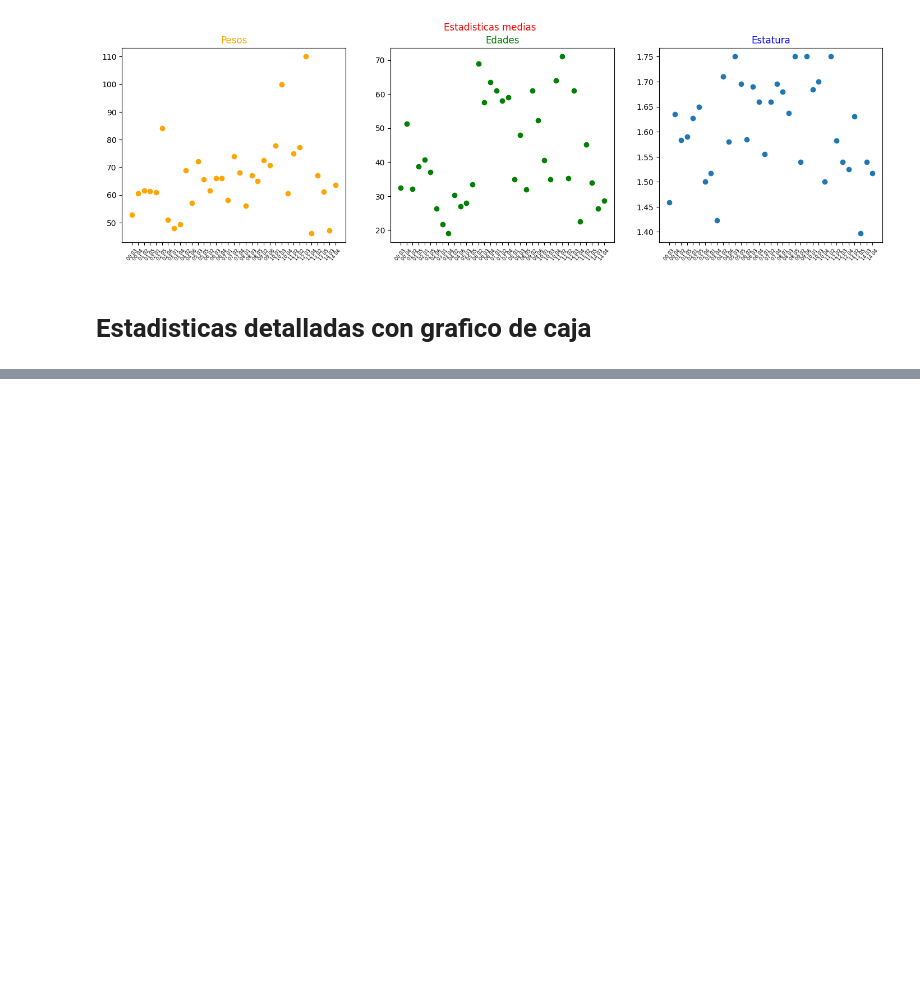
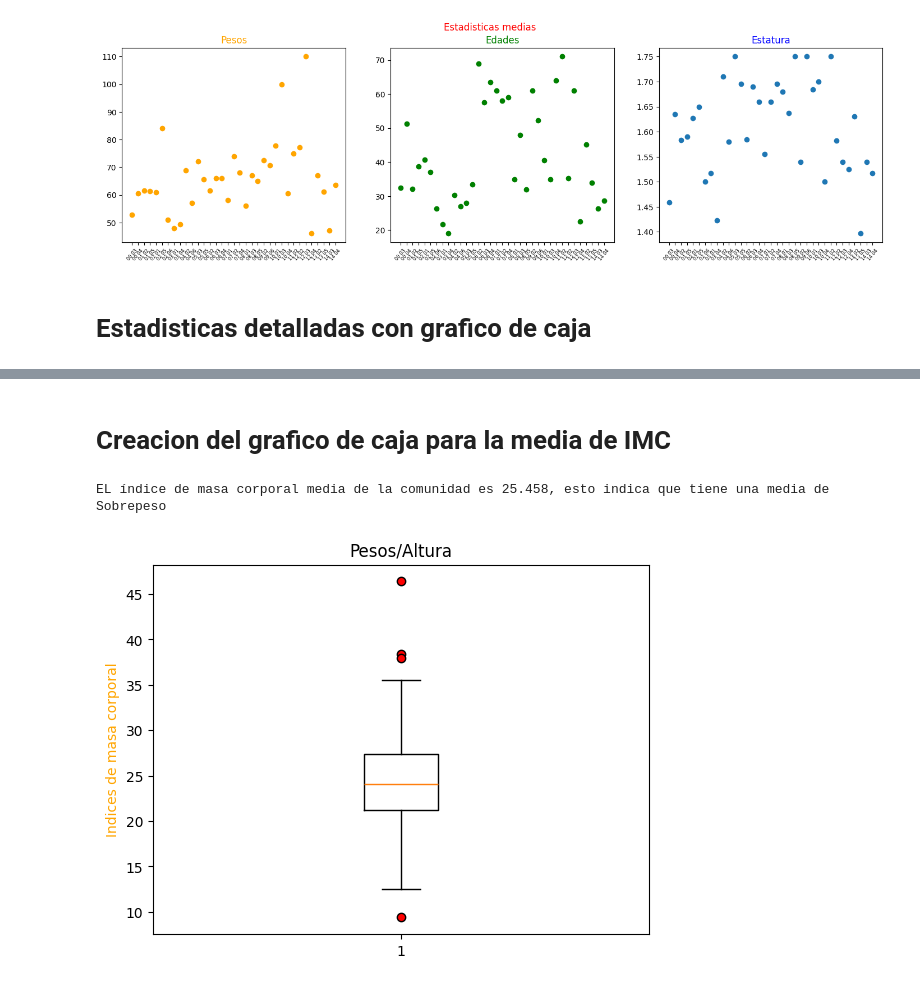
Before and after one commit to kelvinmp/Golden_Brain, a Jupyter notebook: Procesamiento_de_datos.ipynb, the cells around one changed output, grey strips where cells are left out. Saved outputs shown, nothing was run; the diff lists cells and outputs as text; code cells hidden in the pictures; blank space fills up the shorter version.

Commit message:
Calculadora de IMC y procesamiento de datos completado

```diff
--- a/Procesamiento_de_datos.ipynb
+++ b/Procesamiento_de_datos.ipynb
@@ -138,0 +145,22 @@ AttributeError: module 'matplotlib.pyplot' has no attribute 'supylabels'
+# %% [markdown]
+# Creacion del grafico de caja para la media de IMC
+# %%
+from calculadora_IMC import (calcular_imc, clasificar_imc)
+
+imc = []
+for i in range(len(data.index)):
+    peso = data.iloc[i]['Peso(kg)']
+    altura = data.iloc[i]['Estatura(m)']
+    x = calcular_imc(peso, altura)
+    imc.append(x)
+
+plt.boxplot(imc, flierprops=dict(markerfacecolor='red'))
+plt.ylabel('Indices de masa corporal', color = 'orange')
+plt.title('Pesos/Altura')
+media = calcular_imc(pesos_media ,estatura_media).mean()
+clasi = clasificar_imc(media)
+
+print(f'EL índice de masa corporal media de la comunidad es {media}, esto indica que tiene una media de {clasi}')
+# %% [output]
+EL índice de masa corporal media de la comunidad es 25.458, esto indica que tiene una media de Sobrepeso
+[figure, added]
```
Also changed, not shown: parts of 2 cells of this notebook, 1 other file.
